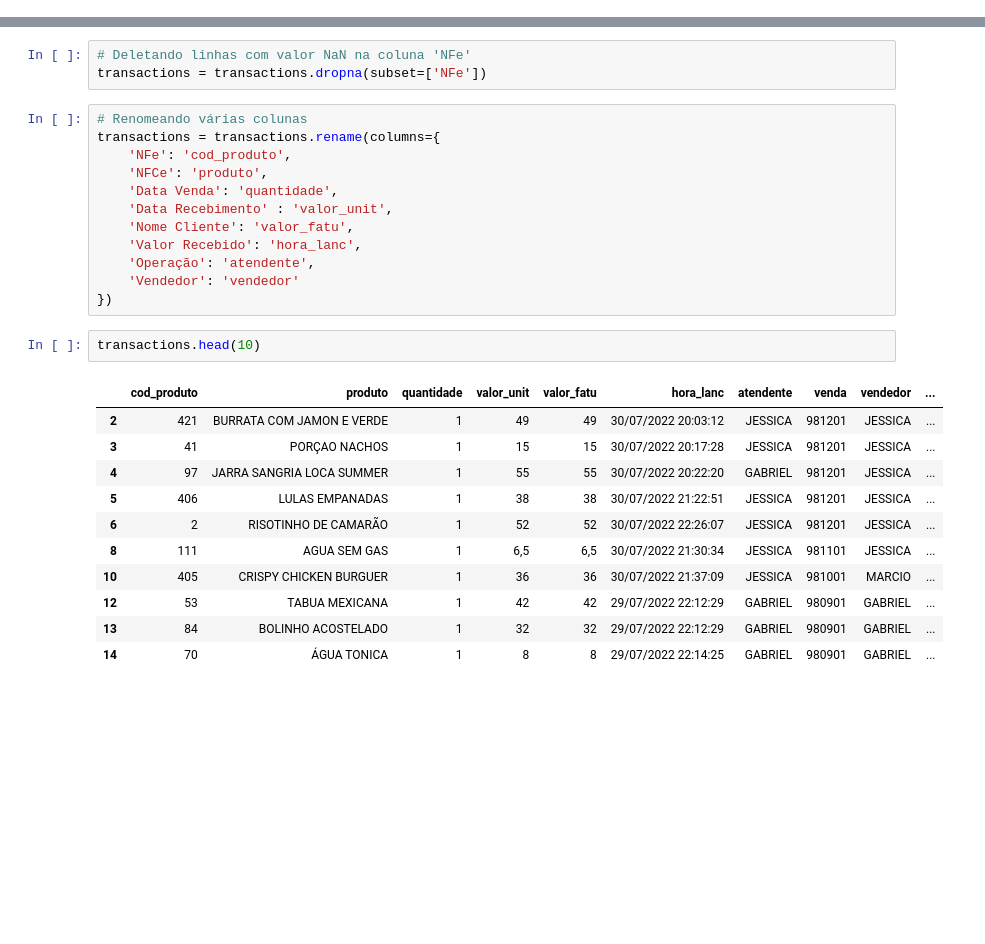
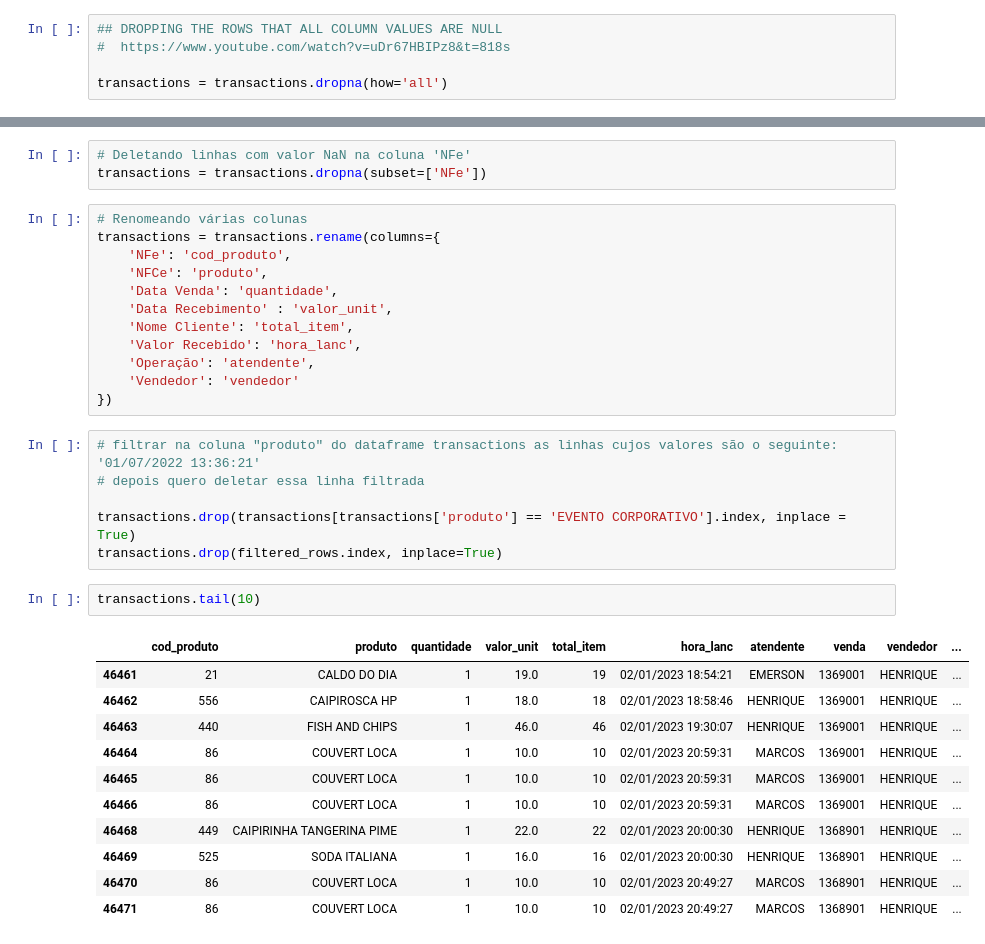
Before and after one commit to claudiotorresoliveira/lctm001, a Jupyter notebook: lctm_v01.ipynb, the cells around one changed output, grey strips where cells are left out. Drawn from its saved outputs; the diff is of its cells as text; blank space fills up the shorter version.

Commit message:
transformei as varias de valor do dataframe

```diff
--- a/lctm_v01.ipynb
+++ b/lctm_v01.ipynb
@@ -51,3 +51,8 @@ df1.head()
+# %%
+## DROPPING THE ROWS THAT ALL COLUMN VALUES ARE NULL
+#  https://www.youtube.com/watch?v=uDr67HBIPz8&t=818s
+
+transactions = transactions.dropna(how='all')
 # %%
 del transactions['Vr. Desconto']
 del transactions['Valor Venda']
@@ -199,25 +204,31 @@ transactions = transactions.rename(columns={
     'NFCe': 'produto',
     'Data Venda': 'quantidade',
     'Data Recebimento' : 'valor_unit',
-    'Nome Cliente': 'valor_fatu',
+    'Nome Cliente': 'total_item',
     'Valor Recebido': 'hora_lanc',
     'Operação': 'atendente',
     'Vendedor': 'vendedor'
 })
+# %%
+# filtrar na coluna "produto" do dataframe transactions as linhas cujos valores são o seguinte: '01/07/2022 13:36:21'
+# depois quero deletar essa linha filtrada
+
+transactions.drop(transactions[transactions['produto'] == 'EVENTO CORPORATIVO'].index, inplace = True)
+transactions.drop(filtered_rows.index, inplace=True)
 # %%
-transactions.head(10)
+transactions.tail(10)
 # %% [output]
-|  | cod_produto | produto | quantidade | valor_unit | valor_fatu | hora_lanc | atendente | venda | vendedor | ... |
-| 2 | 421 | BURRATA COM JAMON E VERDE | 1 | 49 | 49 | 30/07/2022 20:03:12 | JESSICA | 981201 | JESSICA | ... |
-| 3 | 41 | PORÇAO NACHOS | 1 | 15 | 15 | 30/07/2022 20:17:28 | JESSICA | 981201 | JESSICA | ... |
-| 4 | 97 | JARRA SANGRIA LOCA SUMMER | 1 | 55 | 55 | 30/07/2022 20:22:20 | GABRIEL | 981201 | JESSICA | ... |
-| 5 | 406 | LULAS EMPANADAS | 1 | 38 | 38 | 30/07/2022 21:22:51 | JESSICA | 981201 | JESSICA | ... |
-| 6 | 2 | RISOTINHO DE CAMARÃO | 1 | 52 | 52 | 30/07/2022 22:26:07 | JESSICA | 981201 | JESSICA | ... |
-| 8 | 111 | AGUA SEM GAS | 1 | 6,5 | 6,5 | 30/07/2022 21:30:34 | JESSICA | 981101 | JESSICA | ... |
-| 10 | 405 | CRISPY CHICKEN BURGUER | 1 | 36 | 36 | 30/07/2022 21:37:09 | JESSICA | 981001 | MARCIO | ... |
-| 12 | 53 | TABUA MEXICANA | 1 | 42 | 42 | 29/07/2022 22:12:29 | GABRIEL | 980901 | GABRIEL | ... |
-| 13 | 84 | BOLINHO ACOSTELADO | 1 | 32 | 32 | 29/07/2022 22:12:29 | GABRIEL | 980901 | GABRIEL | ... |
-| 14 | 70 | ÁGUA TONICA | 1 | 8 | 8 | 29/07/2022 22:14:25 | GABRIEL | 980901 | GABRIEL | ... |
+|  | cod_produto | produto | quantidade | valor_unit | total_item | hora_lanc | atendente | venda | vendedor | ... |
+| 46461 | 21 | CALDO DO DIA | 1 | 19.0 | 19 | 02/01/2023 18:54:21 | EMERSON | 1369001 | HENRIQUE | ... |
+| 46462 | 556 | CAIPIROSCA HP | 1 | 18.0 | 18 | 02/01/2023 18:58:46 | HENRIQUE | 1369001 | HENRIQUE | ... |
+| 46463 | 440 | FISH AND CHIPS | 1 | 46.0 | 46 | 02/01/2023 19:30:07 | HENRIQUE | 1369001 | HENRIQUE | ... |
+| 46464 | 86 | COUVERT LOCA | 1 | 10.0 | 10 | 02/01/2023 20:59:31 | MARCOS | 1369001 | HENRIQUE | ... |
+| 46465 | 86 | COUVERT LOCA | 1 | 10.0 | 10 | 02/01/2023 20:59:31 | MARCOS | 1369001 | HENRIQUE | ... |
+| 46466 | 86 | COUVERT LOCA | 1 | 10.0 | 10 | 02/01/2023 20:59:31 | MARCOS | 1369001 | HENRIQUE | ... |
+| 46468 | 449 | CAIPIRINHA TANGERINA PIME | 1 | 22.0 | 22 | 02/01/2023 20:00:30 | HENRIQUE | 1368901 | HENRIQUE | ... |
+| 46469 | 525 | SODA ITALIANA | 1 | 16.0 | 16 | 02/01/2023 20:00:30 | HENRIQUE | 1368901 | HENRIQUE | ... |
+| 46470 | 86 | COUVERT LOCA | 1 | 10.0 | 10 | 02/01/2023 20:49:27 | MARCOS | 1368901 | HENRIQUE | ... |
+| 46471 | 86 | COUVERT LOCA | 1 | 10.0 | 10 | 02/01/2023 20:49:27 | MARCOS | 1368901 | HENRIQUE | ... |
 # %%
 transactions.info()
 # %% [output]
```
Also changed, not shown: parts of 5 cells of this notebook.
